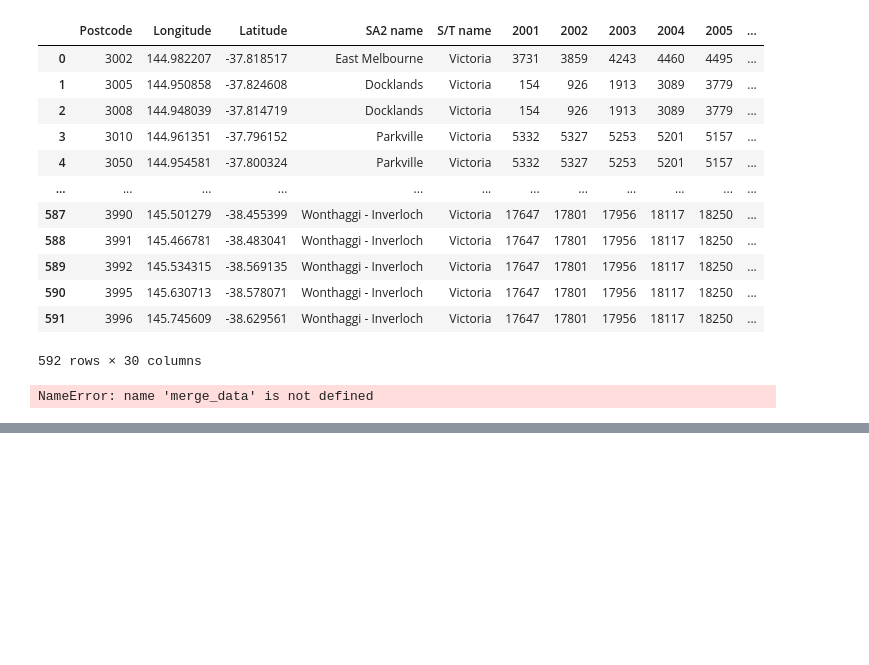
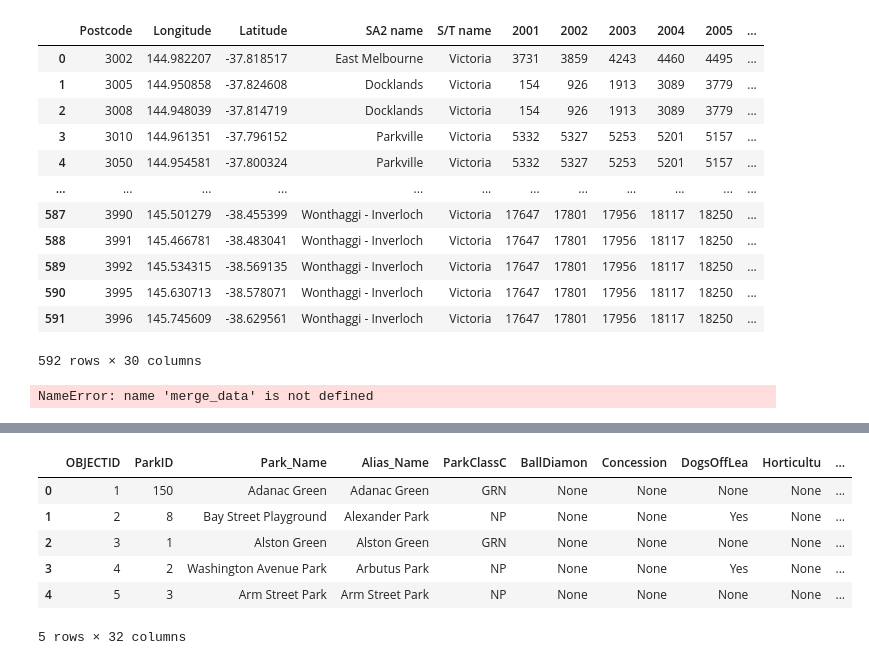
Before and after one commit to MAST30034-Applied-Data-Science/generic-real-estate-consulting-project-group-55, a Jupyter notebook: notebooks/external_data_preprocess.ipynb, the cells around one changed output, grey strips where cells are left out. Saved outputs shown, nothing was run; the diff lists cells and outputs as text; code cells hidden in the pictures; blank space fills up the shorter version.

```diff
--- a/notebooks/external_data_preprocess.ipynb
+++ b/notebooks/external_data_preprocess.ipynb
@@ -251,0 +261,13 @@ NameError: name 'merge_data' is not defined
+# %%
+# present the geometry using coordinate
+
+sf['geometry'] = sf['geometry'].to_crs("+proj=longlat +ellps=WGS84 +datum=WGS84 +no_defs")
+sf.head()
+# %% [output]
+|  | OBJECTID | ParkID | Park_Name | Alias_Name | ParkClassC | BallDiamon | Concession | DogsOffLea | Horticultu | ... |
+| 0 | 1 | 150 | Adanac Green | Adanac Green | GRN | None | None | None | None | ... |
+| 1 | 2 | 8 | Bay Street Playground | Alexander Park | NP | None | None | Yes | None | ... |
+| 2 | 3 | 1 | Alston Green | Alston Green | GRN | None | None | None | None | ... |
+| 3 | 4 | 2 | Washington Avenue Park | Arbutus Park | NP | None | None | Yes | None | ... |
+| 4 | 5 | 3 | Arm Street Park | Arm Street Park | NP | None | None | None | None | ... |
+5 rows × 32 columns
```
Also changed, not shown: parts of 7 cells of this notebook, 5 other files.
